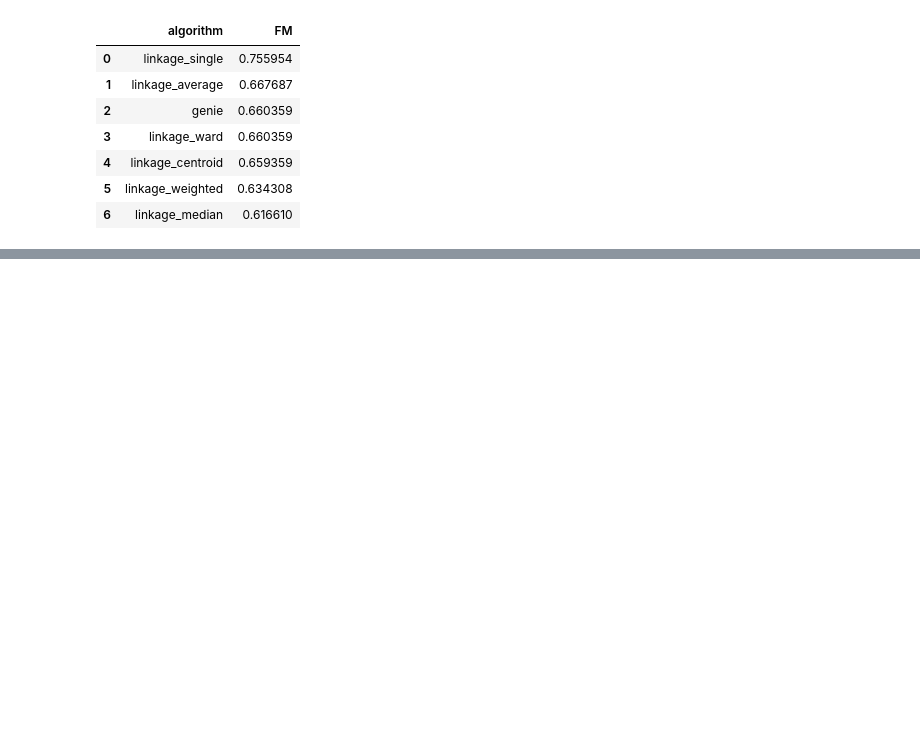
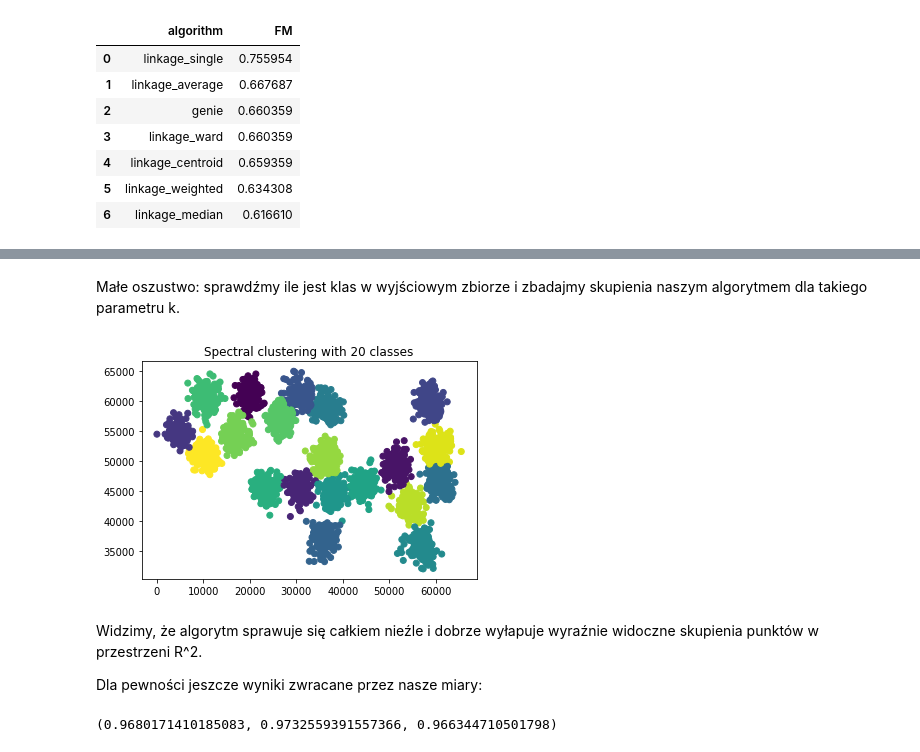
Before and after one commit to Przemyslaw2889/spectral-clustering, a Jupyter notebook: python/raport.ipynb, the cells around one changed output, grey strips where cells are left out. Drawn from its saved outputs; the diff is of its cells as text; code cells hidden in the pictures; blank space fills up the shorter version.

```diff
--- a/python/raport.ipynb
+++ b/python/raport.ipynb
@@ -128,0 +198,17 @@ result.groupby("algorithm")["FM"].mean().reset_index().sort_values("FM", ascendi
+# %% [markdown]
+Małe oszustwo: sprawdźmy ile jest klas w wyjściowym zbiorze i zbadajmy skupienia naszym algorytmem dla takiego parametru k.
+# %%
+n_clusters = len(np.unique(Y))
+Y_pred = spectral_clustering(X, n_clusters, 2)
+plot_2d_vectors(X, Y_pred, "Spectral clustering with {} classes".format(n_clusters))
+# %% [output]
+[figure, added]
+# %% [markdown]
+Widzimy, że algorytm sprawuje się całkiem nieźle i dobrze wyłapuje wyraźnie widoczne skupienia punktów
+w przestrzeni R^2.
+
+Dla pewności jeszcze wyniki zwracane przez nasze miary:
+# %%
+score_tuple(Y, Y_pred)
+# %% [output]
+(0.9680171410185083, 0.9732559391557366, 0.966344710501798)
```
Also changed, not shown: parts of 22 cells of this notebook, 1 other file.
